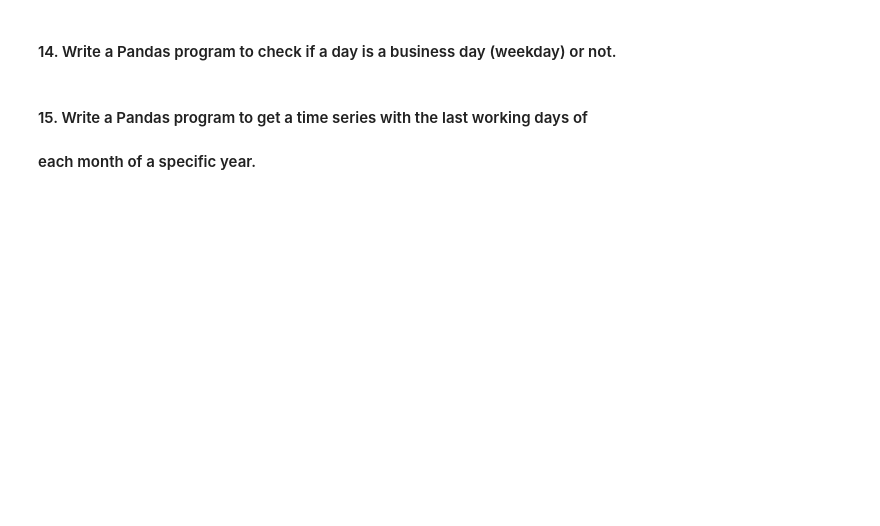
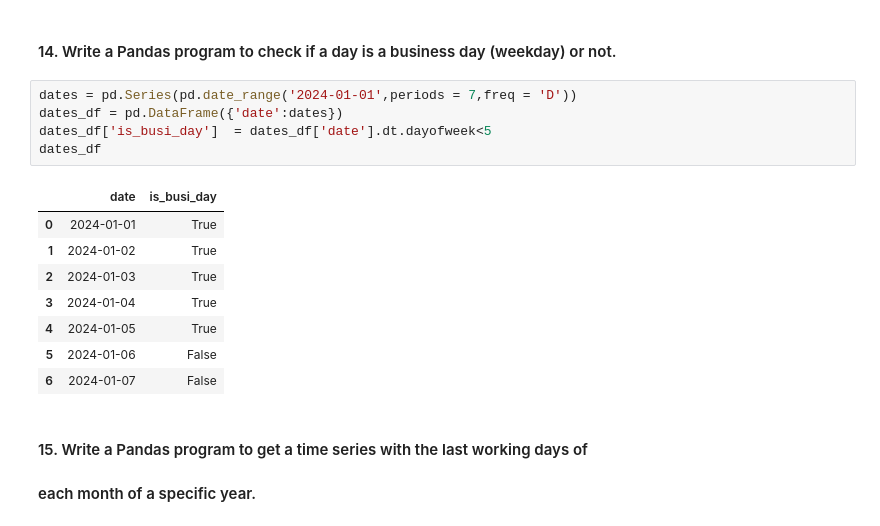
Before and after one commit to gpgaikwad576/DAIAugust2025, a Jupyter notebook: DA/Pankaj/assigs/assig7.ipynb, the cells around one changed output. Drawn from its saved outputs; the diff is of its cells as text; blank space fills up the shorter version.

```diff
--- a/DA/Pankaj/assigs/assig7.ipynb
+++ b/DA/Pankaj/assigs/assig7.ipynb
@@ -125,5 +311,19 @@ print(dt.time())
 # %% [markdown]
 #### 14. Write a Pandas program to check if a day is a business day (weekday) or not.
+# %%
+dates = pd.Series(pd.date_range('2024-01-01',periods = 7,freq = 'D'))
+dates_df = pd.DataFrame({'date':dates})
+dates_df['is_busi_day']  = dates_df['date'].dt.dayofweek<5
+dates_df
+# %% [output]
+|  | date | is_busi_day |
+| 0 | 2024-01-01 | True |
+| 1 | 2024-01-02 | True |
+| 2 | 2024-01-03 | True |
+| 3 | 2024-01-04 | True |
+| 4 | 2024-01-05 | True |
+| 5 | 2024-01-06 | False |
+| 6 | 2024-01-07 | False |
 # %% [markdown]
 #### 15. Write a Pandas program to get a time series with the last working days of
 #### each month of a specific year.
```
Also changed, not shown: parts of 43 cells of this notebook.
